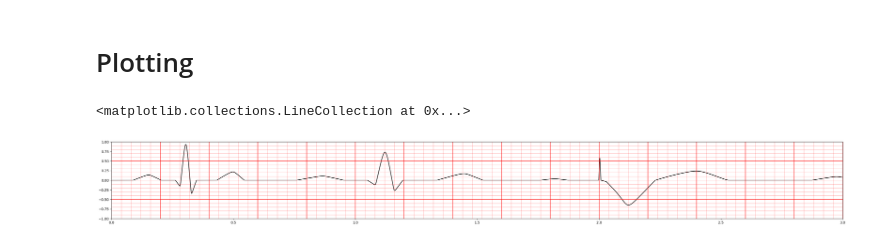
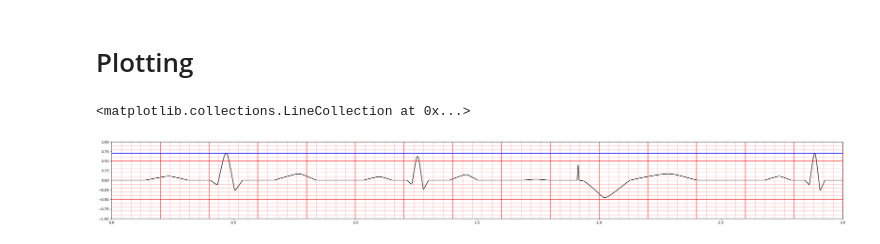
Before and after one commit to joonhaim/edupace, a Jupyter notebook: simulator-interface/ECG waveform/ECG simulation - more organised version.ipynb, the cells around one changed output. Cells and saved outputs as stored; diff of their text form; code cells hidden in the pictures.

```diff
--- a/simulator-interface/ECG waveform/ECG simulation - more organised version.ipynb
+++ b/simulator-interface/ECG waveform/ECG simulation - more organised version.ipynb
@@ -120,6 +120,9 @@ def stitch_beats_new(ecg_func, beat_list, gap, regularity, sensitivity,rate):
             #Apply offset for next beat
             offset = np.max(x_temp)
 
+            #Determine R wave location
+            R_location = x_temp[np.argmax(y_temp)]
+
             #Append normal heart beat - need to determine distance between R waves of subsequent beats to choose whether to pace
             beat_list.append('Normal')
 
@@ -137,8 +140,17 @@ def stitch_beats_new(ecg_func, beat_list, gap, regularity, sensitivity,rate):
             y = np.concatenate((y, y_temp), axis=0)
             offset = np.max(x_temp_shifted)
 
+            #Determine distance between R wave of this pulse and previous pulse
+            RR_dist = x_temp_shifted[np.argmax(y_temp)]-R_location
 
-            if np.max(y_temp) < sensitivity:
+            #Convert distance between R waves to bpm
+            measured_rate = 1500*0.04/RR_dist
+
+            #Update R_location for next iteration
+            R_location = x_temp_shifted[np.argmax(y_temp)]
+
+
+            if (np.max(y_temp) < sensitivity and measured_rate < rate) or (measured_rate < rate):
                 beat_list.append("Ventricular pacing")
                 beat_list.append("Normal")
 
@@ -152,31 +164,34 @@ def stitch_beats_new(ecg_func, beat_list, gap, regularity, sensitivity,rate):
 # %%
 t = np.linspace(0,1,101)
 beats = ['Normal']
 patient_HR = 75
 gap = heart_rate(patient_HR)
-x_ecg, y_ecg = stitch_beats_new(ECG_wave, beats, gap, regularity='Regular', sensitivity=1.7, rate=80)
+x_ecg, y_ecg = stitch_beats_new(ECG_wave, beats, gap, regularity='Regular', sensitivity=0.7, rate=80)
 
 fig, ax = plt.subplots(figsize=(38, 4))
 ax.plot(x_ecg, y_ecg, color='black')
 ax.set_xlim(0, 3)
 ax.set_ylim(-1, 1)
 
 # compute line positions
 big_lines_v = np.arange(0, 6, 0.2)
 small_lines_v = np.arange(0, 6, 0.04)
 big_lines_h = np.arange(-1.5, 1.5, 1)
 small_lines_h = np.arange(-1.5, 1.5, 0.1)
 
 ymin, ymax = ax.get_ylim()
 xmin, xmax = ax.get_xlim()
 
 # draw vertical lines (from ymin to ymax) in a single call each
 ax.vlines(big_lines_v, ymin, ymax, colors='red', alpha=0.7, linewidth=1.5)
 ax.vlines(small_lines_v, ymin, ymax, colors='red', alpha=0.3, linewidth=1)
 
 # draw horizontal lines (from xmin to xmax)
 ax.hlines(big_lines_h, xmin, xmax, colors='red', alpha=0.7, linewidth=1.5)
 ax.hlines(small_lines_h, xmin, xmax, colors='red', alpha=0.3, linewidth=1)
+
+#Line to indicate sensitivity setting
+ax.hlines(0.7, xmin, xmax, colors='blue', alpha=1, linewidth=1.5)
 # %% [output]
 <matplotlib.collections.LineCollection at 0x...>
-[figure, old version]
+[figure, new version]
```
